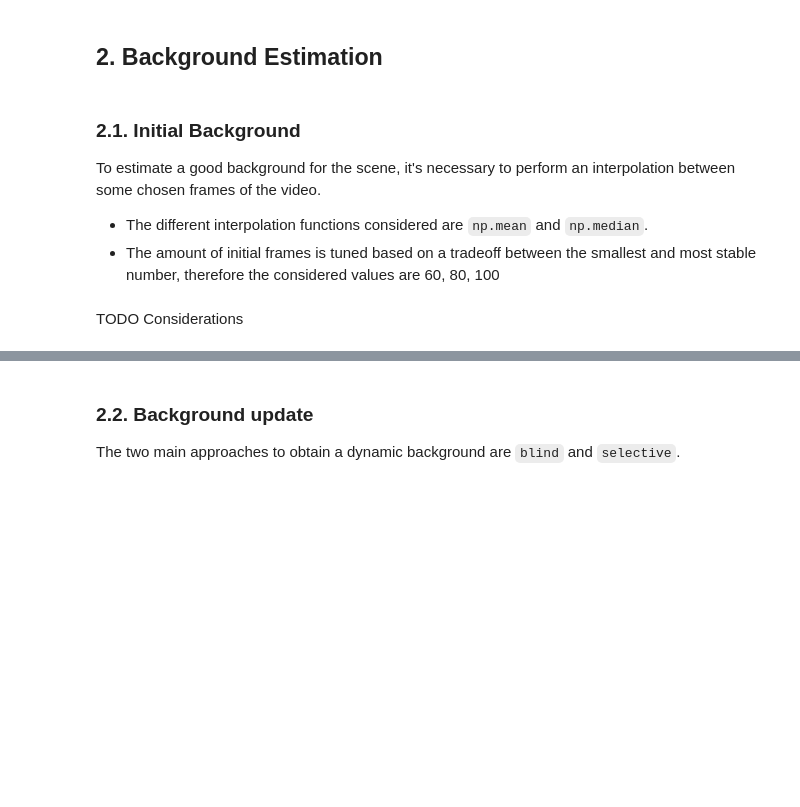
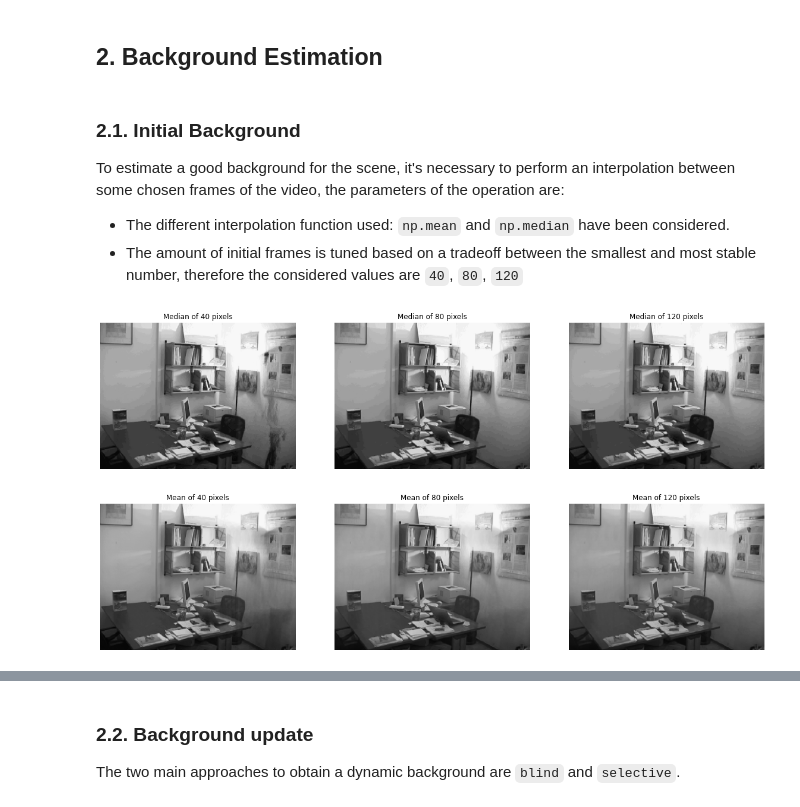
Before and after one commit to alessandrostockman/cv-intrusion-detection-project-work, a Jupyter notebook: Intrusion-Detection.ipynb, the cells around one changed output, grey strips where cells are left out. Drawn from its saved outputs; the diff is of its cells as text; code cells hidden in the pictures; blank space fills up the shorter version.

```diff
--- a/Intrusion-Detection.ipynb
+++ b/Intrusion-Detection.ipynb
@@ -20,4 +20,9 @@ from intrusiondetection.model import MorphOp, MorphOpsSet, Video, Background
 # Only for jupyter notebook visualization
 %matplotlib inline
 
-video = Video("rilevamento-intrusioni-video.avi")
+input_video_path = "rilevamento-intrusioni-video.avi"
+video = Video(input_video_path)
+
+key_frame_index_1 = 124
+key_frame_index_2 = 150
+key_frame_index_3 = 317
@@ -39,7 +44,7 @@ Osservando il contenuto si possono notare i seguenti dettagli:
 # %% [markdown]
 ### 2.1. Initial Background
 
-To estimate a good background for the scene, it's necessary to perform an interpolation between some chosen frames of the video.
+To estimate a good background for the scene, it's necessary to perform an interpolation between some chosen frames of the video, the parameters of the operation are:
 
-- The different interpolation functions considered are `np.mean` and `np.median`.
-- The amount of initial frames is tuned based on a tradeoff between the smallest and most stable number, therefore the considered values are 60, 80, 100
+- The different interpolation function used: `np.mean` and `np.median` have been considered.
+- The amount of initial frames is tuned based on a tradeoff between the smallest and most stable number, therefore the considered values are `40`, `80`, `120`
@@ -74,2 +51,48 @@ plt.show()
-# %% [markdown]
-TODO Considerations
+# %%
+from intrusiondetection.utility import subplot_images
+
+bg_medn_40 = Background(input_video_path, np.median, 40)
+bg_medn_80 = Background(input_video_path, np.median, 80)
+bg_medn_120 = Background(input_video_path, np.median, 120)
+bg_mean_40 = Background(input_video_path, np.mean, 40)
+bg_mean_80 = Background(input_video_path, np.mean, 80)
+bg_mean_120 = Background(input_video_path, np.mean, 120)
+
+subplot_images([
+    {
+        'object': bg_medn_40,
+        'key': 'image',
+        'title': 'Median of 40 pixels'
+    },
+    {
+        'object': bg_medn_80,
+        'key': 'image',
+        'title': 'Median of 80 pixels'
+    },
+    {
+        'object': bg_medn_120,
+        'key': 'image',
+        'title': 'Median of 120 pixels'
+    }
+])
+
+subplot_images([
+    {
+        'object': bg_mean_40,
+        'key': 'image',
+        'title': 'Mean of 40 pixels'
+    },
+    {
+        'object': bg_mean_80,
+        'key': 'image',
+        'title': 'Mean of 80 pixels'
+    },
+    {
+        'object': bg_mean_120,
+        'key': 'image',
+        'title': 'Mean of 120 pixels'
+    }
+])
+# %% [output]
+[figure, added]
+[figure, added]
```
Also changed, not shown: parts of 26 cells of this notebook.
